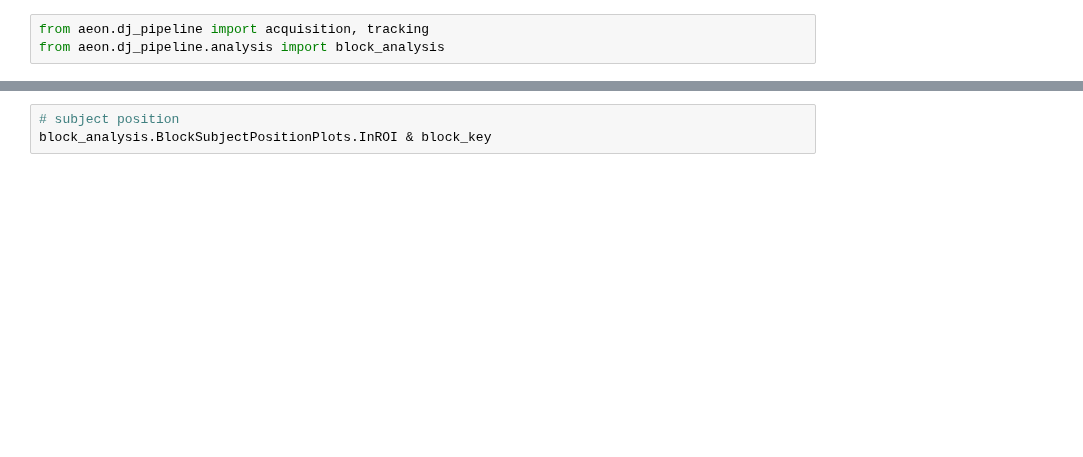
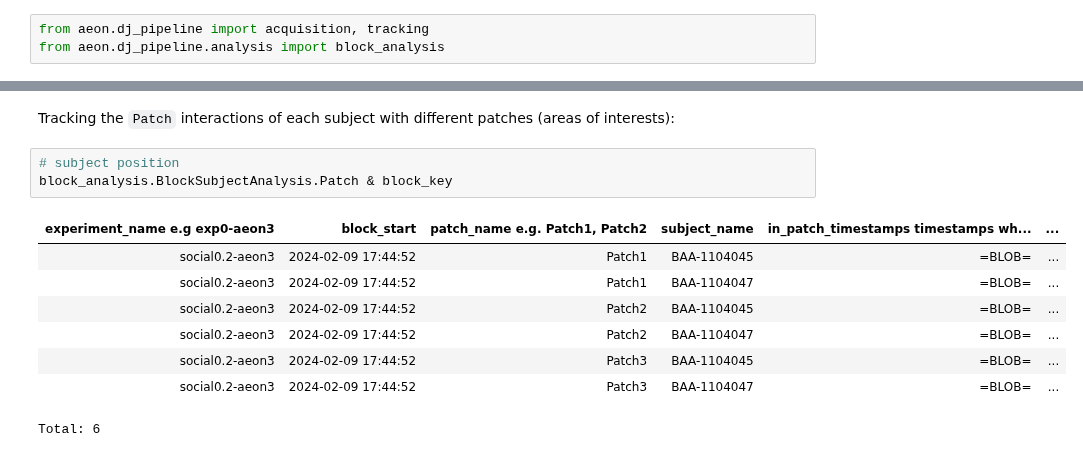
Before and after one commit to SainsburyWellcomeCentre/aeon_docs, a Jupyter notebook: src/user/how_to/dj_querying_data.ipynb, the cells around one changed output, grey strips where cells are left out. Drawn from its saved outputs; the diff is of its cells as text; blank space fills up the shorter version.

```diff
--- a/src/user/how_to/dj_querying_data.ipynb
+++ b/src/user/how_to/dj_querying_data.ipynb
@@ -59,3 +237,14 @@ block_analysis.BlockSubjectAnalysis.Preference & block_key
+# %% [markdown]
+Tracking the `Patch` interactions of each subject with different patches (areas of interests):
 # %%
 # subject position
-block_analysis.BlockSubjectPositionPlots.InROI & block_key
+block_analysis.BlockSubjectAnalysis.Patch & block_key
+# %% [output]
+| experiment_name e.g exp0-aeon3 | block_start | patch_name e.g. Patch1, Patch2 | subject_name | in_patch_timestamps timestamps wh... | ... |
+| social0.2-aeon3 | 2024-02-09 17:44:52 | Patch1 | BAA-1104045 | =BLOB= | ... |
+| social0.2-aeon3 | 2024-02-09 17:44:52 | Patch1 | BAA-1104047 | =BLOB= | ... |
+| social0.2-aeon3 | 2024-02-09 17:44:52 | Patch2 | BAA-1104045 | =BLOB= | ... |
+| social0.2-aeon3 | 2024-02-09 17:44:52 | Patch2 | BAA-1104047 | =BLOB= | ... |
+| social0.2-aeon3 | 2024-02-09 17:44:52 | Patch3 | BAA-1104045 | =BLOB= | ... |
+| social0.2-aeon3 | 2024-02-09 17:44:52 | Patch3 | BAA-1104047 | =BLOB= | ... |
+Total: 6
```
Also changed, not shown: parts of 46 cells of this notebook.
